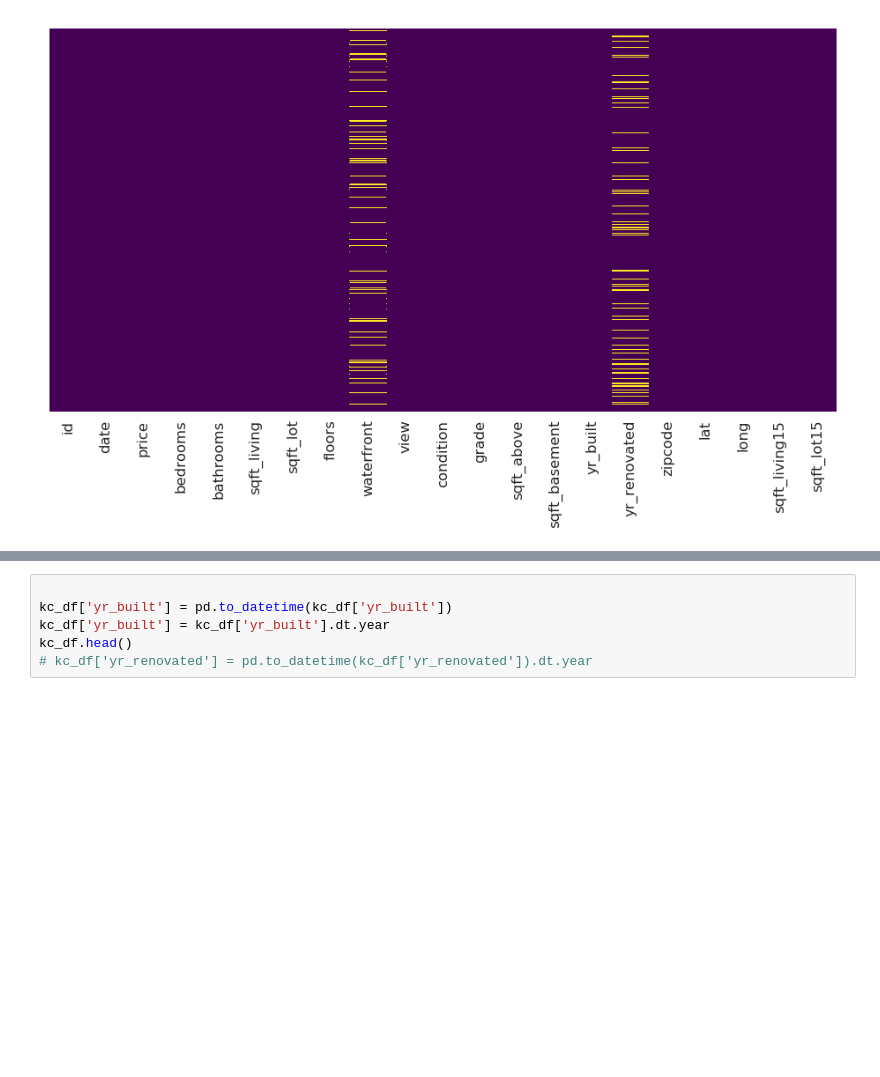
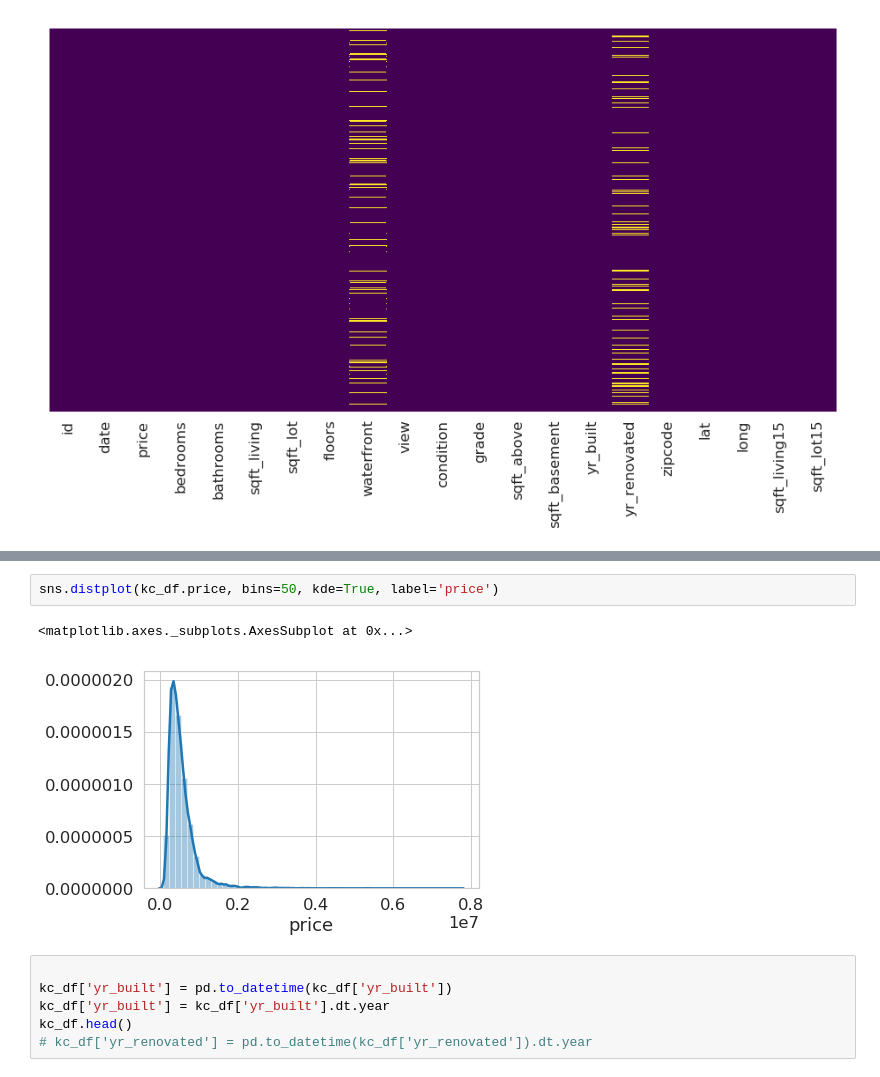
Before and after one commit to osterburg/dsc-1-final-project-online-ds-ft-100118, a Jupyter notebook: sandbox.ipynb, the cells around one changed output, grey strips where cells are left out. Drawn from its saved outputs; the diff is of its cells as text; blank space fills up the shorter version.

```diff
--- a/sandbox.ipynb
+++ b/sandbox.ipynb
@@ -45,3 +50,8 @@ sns.heatmap(kc_df.isnull(), yticklabels=False, cbar=False, cmap='viridis')
+# %%
+sns.distplot(kc_df.price, bins=50, kde=True, label='price')
+# %% [output]
+<matplotlib.axes._subplots.AxesSubplot at 0x...>
+[figure, added]
 # %%
 
 kc_df['yr_built'] = pd.to_datetime(kc_df['yr_built'])
```
Also changed, not shown: parts of 1 cell of this notebook, 2 other files.
